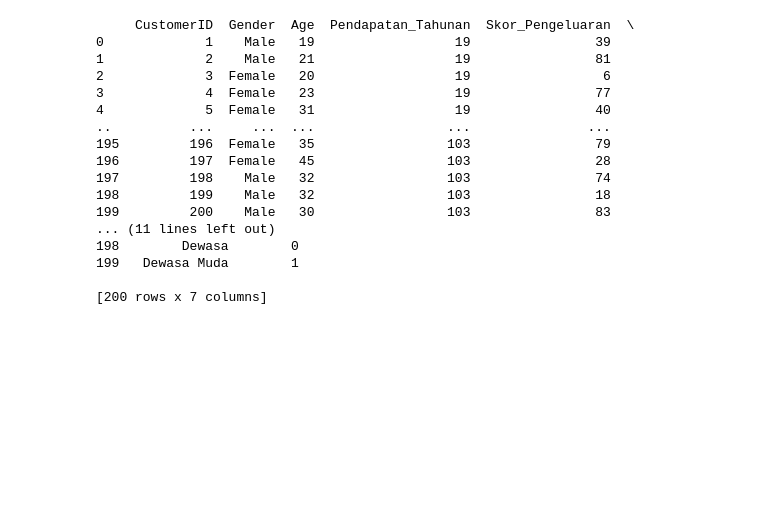
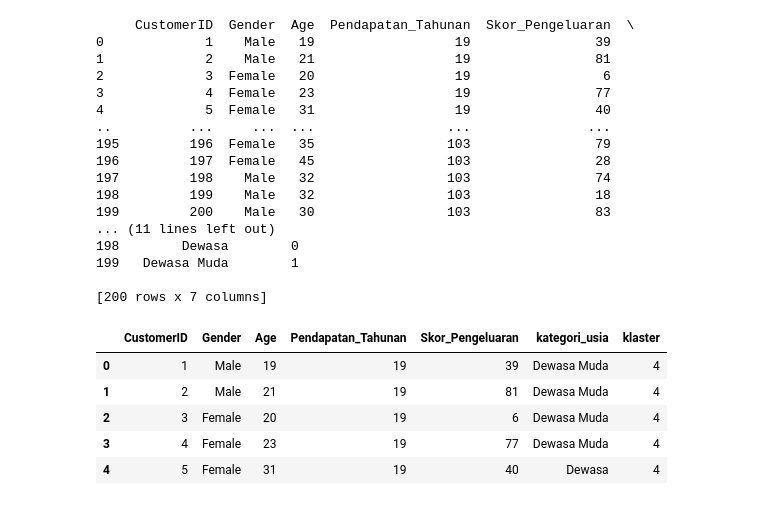
Before and after one commit to BlackBox-Ops/ML-Customer-Segmentation, a Jupyter notebook: notebooks/analisis_eda.ipynb, the cells around one changed output. Saved outputs shown, nothing was run; the diff lists cells and outputs as text; code cells hidden in the pictures; blank space fills up the shorter version.

```diff
--- a/notebooks/analisis_eda.ipynb
+++ b/notebooks/analisis_eda.ipynb
@@ -1387,3 +1387,12 @@ print(df)
 199   Dewasa Muda        1
 
 [200 rows x 7 columns]
+# %%
+df.head()
+# %% [output]
+|  | CustomerID | Gender | Age | Pendapatan_Tahunan | Skor_Pengeluaran | kategori_usia | klaster |
+| 0 | 1 | Male | 19 | 19 | 39 | Dewasa Muda | 4 |
+| 1 | 2 | Male | 21 | 19 | 81 | Dewasa Muda | 4 |
+| 2 | 3 | Female | 20 | 19 | 6 | Dewasa Muda | 4 |
+| 3 | 4 | Female | 23 | 19 | 77 | Dewasa Muda | 4 |
+| 4 | 5 | Female | 31 | 19 | 40 | Dewasa | 4 |
```
Also changed, not shown: parts of 2 cells of this notebook.
